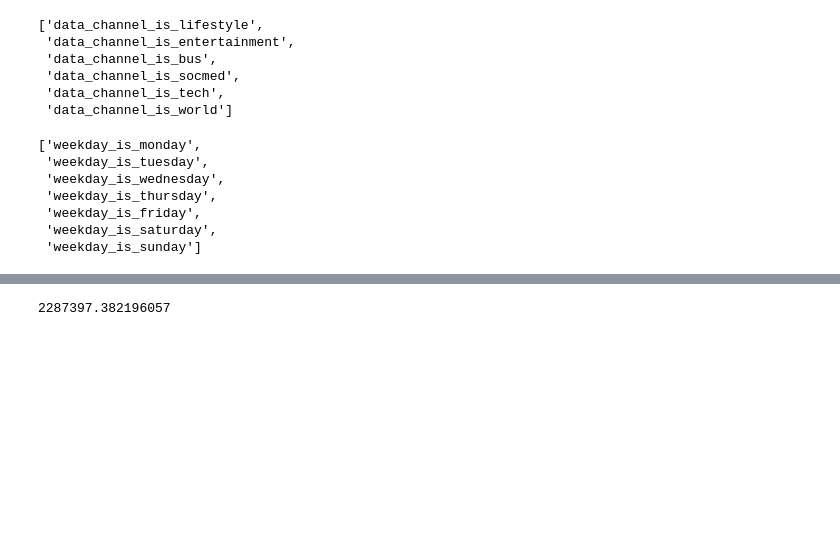
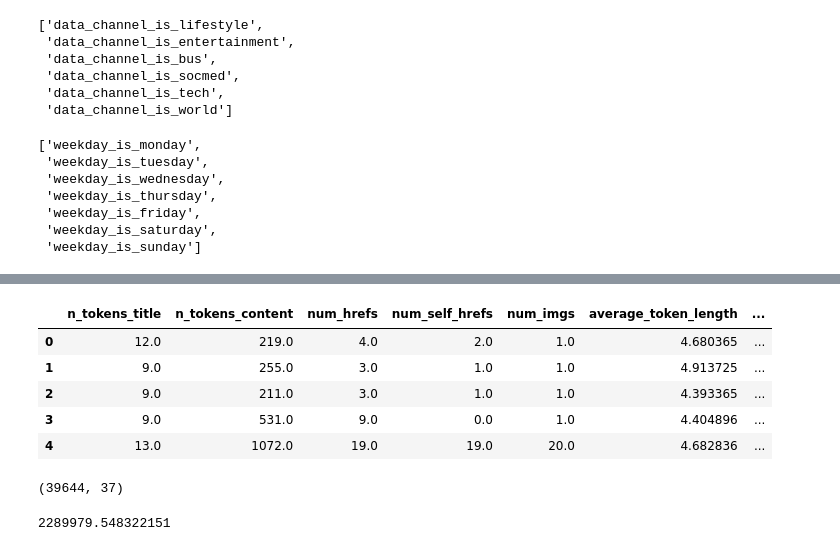
Before and after one commit to nsriniva/DS-Unit-1-Build, a Jupyter notebook: DS_Unit_1_BuildProject_1.ipynb, the cells around one changed output, grey strips where cells are left out. Drawn from its saved outputs; the diff is of its cells as text; code cells hidden in the pictures; blank space fills up the shorter version.

```diff
--- a/DS_Unit_1_BuildProject_1.ipynb
+++ b/DS_Unit_1_BuildProject_1.ipynb
@@ -247,0 +172,39 @@ Name: weekday, dtype: int64
+# %%
+# We run 2 sample t-tests for each attribute between the popular and not popular
+# sites to determine the most influential attributes.
+
+# We use a confidence level of 99% = 0.99
+# => pvalue = 1 - 0.99 = 0.01
+
+# If the ttest for an issue returns a pvalue < 0.01, then we can reject the
+# Null hypothesis i.e. We can say, with a 99% confidence level, that the
+# attribute has an effect on the popularity of the web site.
+
+
+issues_diff = []
+issues_sim = []
+issues_tossup = []
+
+for issue in pop1_df.columns:
+  res = stats.ttest_ind(pop1_df[issue], pop0_df[issue])
+  if res.pvalue < 0.01:
+    issues_diff.append(issue)
+  elif res.pvalue > 0.1:
+    issues_sim.append(issue)
+  else:
+    issues_tossup.append(issue)
+
+display(issues_tossup)
+
+if len(issues_diff):
+  # These issues have a pvalue < 0.01 i.e. the Null hypothesis can
+  # be rejected and they have an effect on the popularity of the
+  # article.
+  print('The following attributes do impact popularity:')
+  display(issues_diff)
+
+if len(issues_sim) > 0:
+  # These issues have a pvalue > 0.1 i.e. the Null hypothesis cannot be
+  # rejected and the difference is not significant at the 90% level.
+  print('The following attributes do not impact popularity:')
+  display(issues_sim)
@@ -248,7 +241,18 @@ Name: weekday, dtype: int64
+# %%
+onp_df_relevant = onp_df_predictive[issues_diff]
+display(onp_df_relevant.head(), onp_df_relevant.shape)
+# %% [output]
+|  | n_tokens_title | n_tokens_content | num_hrefs | num_self_hrefs | num_imgs | average_token_length | ... |
+| 0 | 12.0 | 219.0 | 4.0 | 2.0 | 1.0 | 4.680365 | ... |
+| 1 | 9.0 | 255.0 | 3.0 | 1.0 | 1.0 | 4.913725 | ... |
+| 2 | 9.0 | 211.0 | 3.0 | 1.0 | 1.0 | 4.393365 | ... |
+| 3 | 9.0 | 531.0 | 9.0 | 0.0 | 1.0 | 4.404896 | ... |
+| 4 | 13.0 | 1072.0 | 19.0 | 19.0 | 20.0 | 4.682836 | ... |
+(39644, 37)
 # %%
 #Let's try some linear regression
 
-X = onp_df_predictive.values
+X = onp_df_relevant.values
 
 #display(X)
 
@@ -267,4 +271,4 @@ Yc = np.matmul(X, beta)
 
 display(np.linalg.norm(Y-Yc))
 # %% [output]
-2287397.382196057
+2289979.548322151
```
Also changed, not shown: parts of 14 cells of this notebook.
